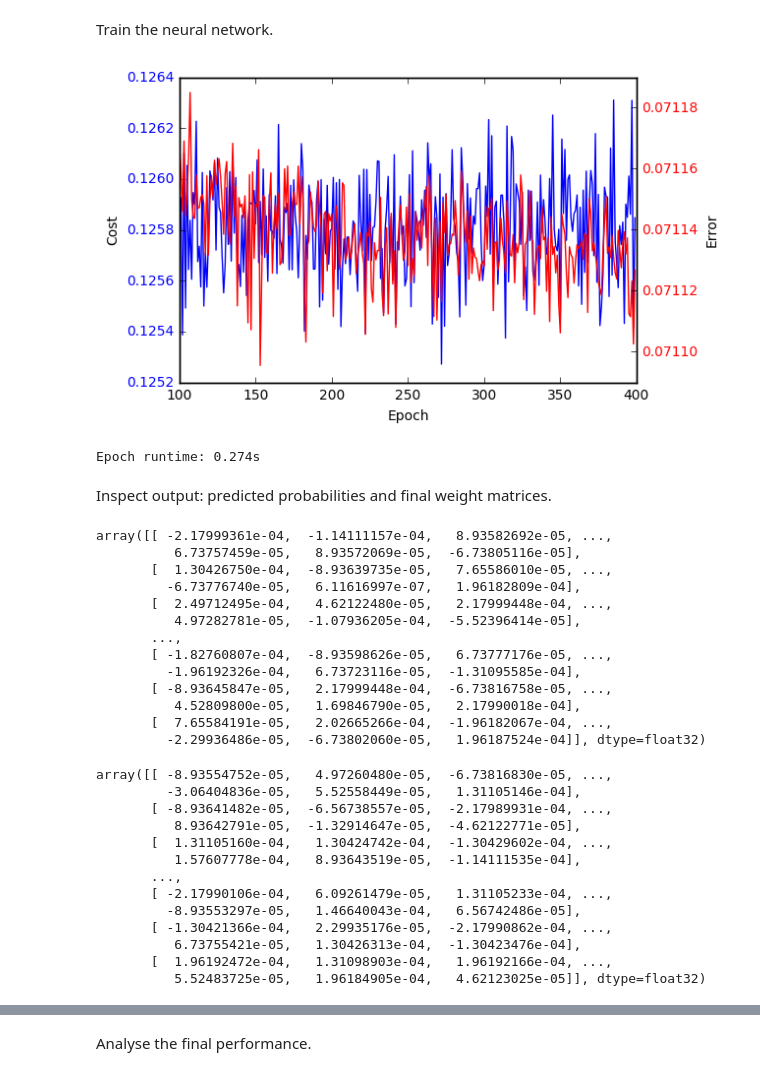
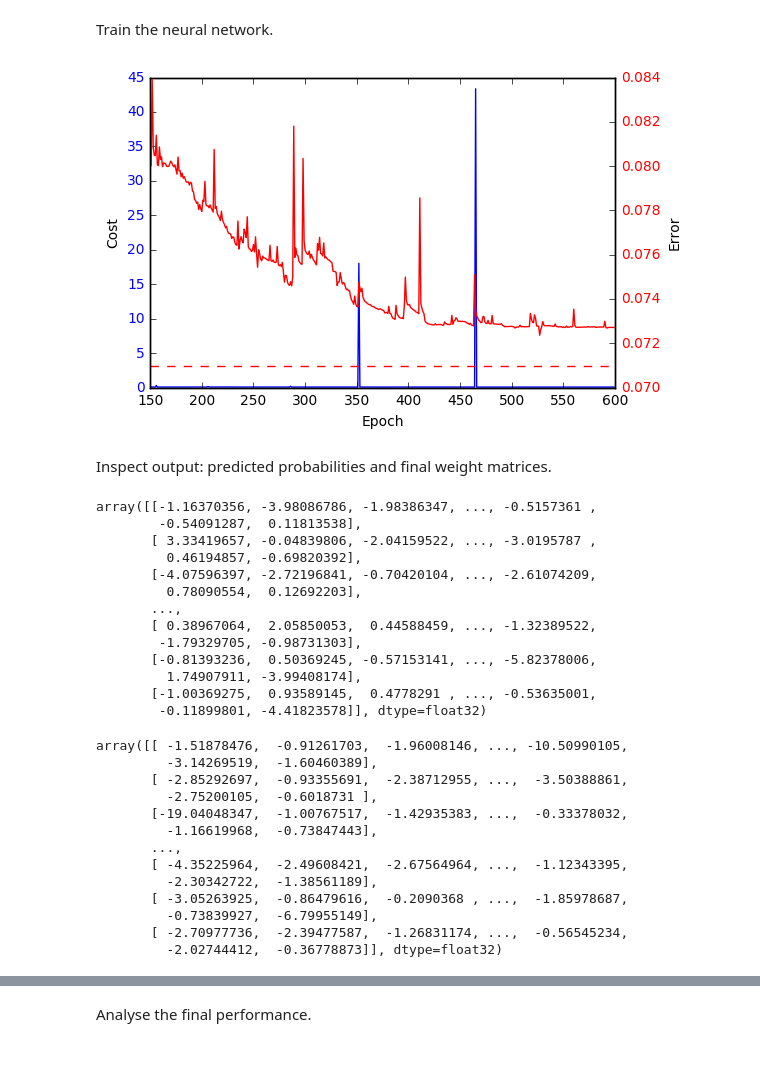
Before and after one commit to Robinlovelace/mlCars, a Jupyter notebook: Python/Deep_MLP.ipynb, the cells around one changed output, grey strips where cells are left out. Saved outputs shown, nothing was run; the diff lists cells and outputs as text; code cells hidden in the pictures.

```diff
--- a/Python/Deep_MLP.ipynb
+++ b/Python/Deep_MLP.ipynb
@@ -346,14 +346,14 @@ print(batchsize)
 # %% [output]
 1
 # %%
-batchsize = 64
+batchsize = 128
 # %%
 nfeats = Xtrain.shape[1]
 widhidlay = nfeats # To ensure autoencoder input and output have the same dimensions, as they must.
 # %% [markdown]
 Build and train the Stacked Denoising Auto-encoders for unsupervised pre-training of the lower (non-output) layers of the neural network.
 # %%
-n_epochs_pretrain = 10
+n_epochs_pretrain = 100
 n_pretrain_batches = int(Xtraintheano.get_value(borrow=True).shape[0] / batchsize)
 # %%
 X = T.matrix(name='X')
@@ -581,7 +581,7 @@ Build the neural network itself.
 #Y = T.matrix(name='Y')
 #index = T.lscalar()
 
-dropout_p = 0.7
+dropout_p = 0.5
 relu_alpha = 0.
 
 def model_train(X,w_h1,b_h1,w_h2,b_h2,w_h3,b_h3,w_o,b_o):
@@ -669,13 +669,13 @@ L2 = T.sum(T.sqr(w_h2)) + T.sum(T.sqr(w_h3)) + T.sum(T.sqr(w_h1)) + T.sum(T.sqr(
 #cost = T.mean(T.nnet.binary_crossentropy(yprobs_train, Y)) + 0.001*L1 + 0.001*L2
 #cost = -(Y*T.log(yprobs_train) + (1-Y)*T.log(1-yprobs_train)).mean() + 0.001*L1 + 0.001*L2
 #cost = T.mean(T.nnet.binary_crossentropy(yprobs, Y)) + 0.01*L2
-cost = T.mean(T.sqr(ypred_train-Y)) + 0.1*L1 + 0.1*L2
+cost = T.mean(T.sqr(ypred_train-Y)) #+ 0.01*L1 + 0.01*L2
 #cost = T.mean(T.sqr(yprobs_train-Y))
 
 #updates = lur.sgd(cost,params,learning_rate=0.001)
 #updates = lur.adagrad(cost, params, learning_rate=0.01)
 #updates = lur.adadelta(cost,params,learning_rate=0.01)
-updates = lur.adam(cost,params,learning_rate=0.001)
+updates = lur.adam(cost,params,learning_rate=0.01)
 #updates = lur.adamax(cost,params,learning_rate=0.01)
 #updates = lur.rmsprop(cost,params,learning_rate=0.001)
 #updates = lur.nesterov_momentum(cost,params,learning_rate=0.01)
@@ -729,7 +729,7 @@ epochs = []
 costs = []
 errors = []
 #randomerror = 1 - 1.0/len(np.unique(Yval))
-#randomerror =
+#randomerror = np.mean()
 #mostcommonerror = np.mean(Yval != mode(Yval)[0][0]) #error from always predicting most common class
 for epoch in range(n_epochs):
     epochstart = time.time()
@@ -759,48 +759,49 @@ for epoch in range(n_epochs):
 
     errors.append(epochErr)
 
+    randomerror = np.mean((epochYtest - np.mean(Yval))**2)
+
     #if epochErr < randomerror and epochErr < mostcommonerror:
     #    save_model(params, 'model-epoch_'+str(epoch))
     if (epoch+1)%(n_epochs/10)==0:
         # If error drops precipitously at the beginning the y-scale of the plots is large and ruins plots
         # remove first epochs to avoid this
-        epochsplot = epochs[100:]
-        costsplot = costs[100:]
-        errorsplot = errors[100:]
+        epochsplot = epochs[150:]
+        costsplot = costs[150:]
+        errorsplot = errors[150:]
         fig, ax = plt.subplots()
         ax.plot(epochsplot,costsplot, 'b-')
         ax.set_xlabel("Epoch")
         ax.set_ylabel("Cost")
         for tl in ax.get_yticklabels():
             tl.set_color('b')
 
         ax1 = ax.twinx()
         ax1.plot(epochsplot, errorsplot, 'r-')
         ax1.set_ylabel("Error")
-        #ax1.axhline(randomerror, color='r', linestyle='dashed')
+        ax1.axhline(randomerror, color='r', linestyle='dashed')
         #ax1.axhline(mostcommonerror, color='r', linestyle='dotted')
         for tl in ax1.get_yticklabels():
             tl.set_color('r')
 
         epochtime = time.time()-epochstart
         print("Epoch runtime: {0:.3g}s".format(epochtime), end="\r")
 
         display.clear_output(wait=True)
         display.display(plt.gcf())
 
 #    if len(errors) >= 40: # Run at least for 40 epochs
 #        temperrs = np.asarray(errors)
 #        if epochErr >= temperrs[-30] - temperrs[-30:].std():
 #            break # If error hasn't improved by 1 SD in 30 epochs, stop
 
     #print("Epoch: {0}\tAccuracy: {1:.4g}\tError: {2:.3g}\tCost: {3:.6g}\tRuntime: {4:.3g}".format(epoch, epochAcc, epochErr, batchcost, epochtime))
 
 end = time.time()
 
 print("Training took {0:.3g} seconds.".format(end-start))
 # %% [output]
-[figure, old version]
+[figure, new version]
-Epoch runtime: 0.274s
 # %% [markdown]
 Inspect output: predicted probabilities and final weight matrices.
 # %%
@@ -808,35 +809,35 @@ Inspect output: predicted probabilities and final weight matrices.
 # %%
 w_h1.get_value()
 # %% [output]
-array([[ -2.17999361e-04,  -1.14111157e-04,   8.93582692e-05, ...,
-          6.73757459e-05,   8.93572069e-05,  -6.73805116e-05],
-       [  1.30426750e-04,  -8.93639735e-05,   7.65586010e-05, ...,
-         -6.73776740e-05,   6.11616997e-07,   1.96182809e-04],
-       [  2.49712495e-04,   4.62122480e-05,   2.17999448e-04, ...,
-          4.97282781e-05,  -1.07936205e-04,  -5.52396414e-05],
+array([[-1.16370356, -3.98086786, -1.98386347, ..., -0.5157361 ,
+        -0.54091287,  0.11813538],
+       [ 3.33419657, -0.04839806, -2.04159522, ..., -3.0195787 ,
+         0.46194857, -0.69820392],
+       [-4.07596397, -2.72196841, -0.70420104, ..., -2.61074209,
+         0.78090554,  0.12692203],
        ...,
-       [ -1.82760807e-04,  -8.93598626e-05,   6.73777176e-05, ...,
-         -1.96192326e-04,   6.73723116e-05,  -1.31095585e-04],
-       [ -8.93645847e-05,   2.17999448e-04,  -6.73816758e-05, ...,
-          4.52809800e-05,   1.69846790e-05,   2.17990018e-04],
-       [  7.65584191e-05,   2.02665266e-04,  -1.96182067e-04, ...,
-         -2.29936486e-05,  -6.73802060e-05,   1.96187524e-04]], dtype=float32)
+       [ 0.38967064,  2.05850053,  0.44588459, ..., -1.32389522,
+        -1.79329705, -0.98731303],
+       [-0.81393236,  0.50369245, -0.57153141, ..., -5.82378006,
+         1.74907911, -3.99408174],
+       [-1.00369275,  0.93589145,  0.4778291 , ..., -0.53635001,
+        -0.11899801, -4.41823578]], dtype=float32)
 # %%
 w_h2.get_value()
 # %% [output]
-array([[ -8.93554752e-05,   4.97260480e-05,  -6.73816830e-05, ...,
-         -3.06404836e-05,   5.52558449e-05,   1.31105146e-04],
-       [ -8.93641482e-05,  -6.56738557e-05,  -2.17989931e-04, ...,
-          8.93642791e-05,  -1.32914647e-05,  -4.62122771e-05],
-       [  1.31105160e-04,   1.30424742e-04,  -1.30429602e-04, ...,
-          1.57607778e-04,   8.93643519e-05,  -1.14111535e-04],
+array([[ -1.51878476,  -0.91261703,  -1.96008146, ..., -10.50990105,
+         -3.14269519,  -1.60460389],
+       [ -2.85292697,  -0.93355691,  -2.38712955, ...,  -3.50388861,
+         -2.75200105,  -0.6018731 ],
+       [-19.04048347,  -1.00767517,  -1.42935383, ...,  -0.33378032,
+         -1.16619968,  -0.73847443],
        ...,
-       [ -2.17990106e-04,   6.09261479e-05,   1.31105233e-04, ...,
-         -8.93553297e-05,   1.46640043e-04,   6.56742486e-05],
-       [ -1.30421366e-04,   2.29935176e-05,  -2.17990862e-04, ...,
-          6.73755421e-05,   1.30426313e-04,  -1.30423476e-04],
-       [  1.96192472e-04,   1.31098903e-04,   1.96192166e-04, ...,
-          5.52483725e-05,   1.96184905e-04,   4.62123025e-05]], dtype=float32)
+       [ -4.35225964,  -2.49608421,  -2.67564964, ...,  -1.12343395,
+         -2.30342722,  -1.38561189],
+       [ -3.05263925,  -0.86479616,  -0.2090368 , ...,  -1.85978687,
+         -0.73839927,  -6.79955149],
+       [ -2.70977736,  -2.39477587,  -1.26831174, ...,  -0.56545234,
+         -2.02744412,  -0.36778873]], dtype=float32)
 # %%
 w_h3.get_value()
 # %% [output]
```
Also changed, not shown: parts of 6 cells of this notebook.
